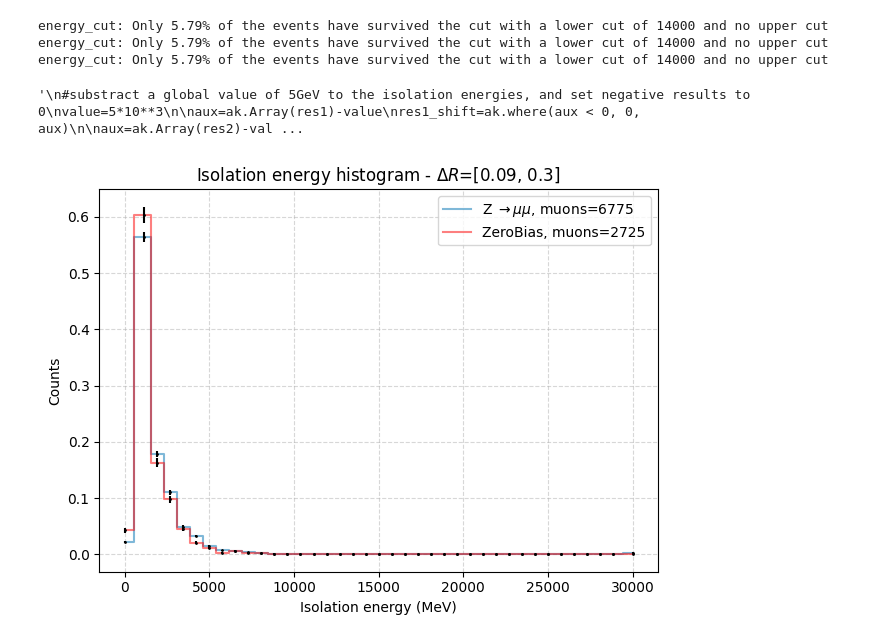
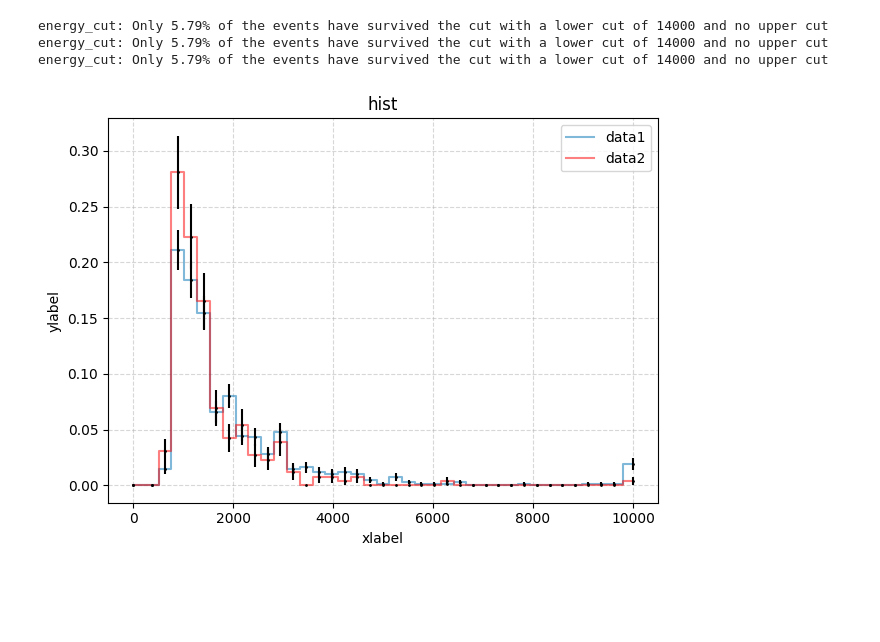
Before and after one commit to Ruba18-Code/BSc-Thesis-LVL1-trigger-for-isolated-muons-at-ATLAS, a Jupyter notebook: test.ipynb, the cells around one changed output. Drawn from its saved outputs; the diff is of its cells as text; code cells hidden in the pictures; blank space fills up the shorter version.

```diff
--- a/test.ipynb
+++ b/test.ipynb
@@ -8,7 +8,7 @@ MuonTree_Zmumu=file["MuonTree_Zmumu;1"]
 
 #Select range of events
 nmin=0
-nmax=10000
+nmax=1000
 
 #Select quality 0 Z->mumu
 Zmumu_pt=quality_selector(MuonTree_Zmumu["muon_quality"].array(),MuonTree_Zmumu["muon_pt"].array(),0)[nmin:nmax]
@@ -33,35 +33,8 @@ dr_min=0.09
 dr_max=0.3
 res1=muon_isolation_all_events(MuonTree_Zmumu, Zmumu_eta, Zmumu_phi, dr_min, dr_max, [nmin, nmax], int((nmax-nmin)/10))
 res2=muon_isolation_all_events(MuonTree_ZeroBias, ZeroBias_eta, ZeroBias_phi, dr_min, dr_max, [nmin, nmax], int((nmax-nmin)/10))
-# %%
-"""
-#substract a global value of 5GeV to the isolation energies, and set negative results to 0
-value=5*10**3
-
-aux=ak.Array(res1)-value
-res1_shift=ak.where(aux < 0, 0, aux)
-
-aux=ak.Array(res2)-value
-res2_shift=ak.where(aux < 0, 0, aux)
-
-#Remove NaN
-res1_shift=res1_shift[~np.isnan(res1_shift)]
-res2_shift=res2_shift[~np.isnan(res2_shift)]
-"""
-# %% [output]
-'\n#substract a global value of 5GeV to the isolation energies, and set negative results to 0\nvalue=5*10**3\n\naux=ak.Array(res1)-value\nres1_shift=ak.where(aux < 0, 0, aux)\n\naux=ak.Array(res2)-val ...
-# %%
-res1=ak.Array(res1)
-res1=res1[~np.isnan(res1)]
-res2=ak.Array(res2)
-res2=res2[~np.isnan(res2)]
-# %%
-#Plot result
-data1= ak.flatten(res1)
-data2= ak.flatten(res2)
-coolplot([data1, data2], np.linspace(0.0,3*10**4,40),
-          labels=[fr"Z $\rightarrow \mu \mu$, muons={len(data1)}", fr"ZeroBias, muons={len(data2)}"], x_label="Isolation energy (MeV)",
-          y_label="Counts", title=rf"Isolation energy histogram - $\Delta R$=[{dr_min}, {dr_max}]")
-# %% [output]
-[figure, removed]
+# %%
+coolplot([res1, res2], np.linspace(0,10**4,40))
+# %% [output]
+[figure, added]
 # %%
```
Also changed, not shown: parts of 2 cells of this notebook, 1 other file.
